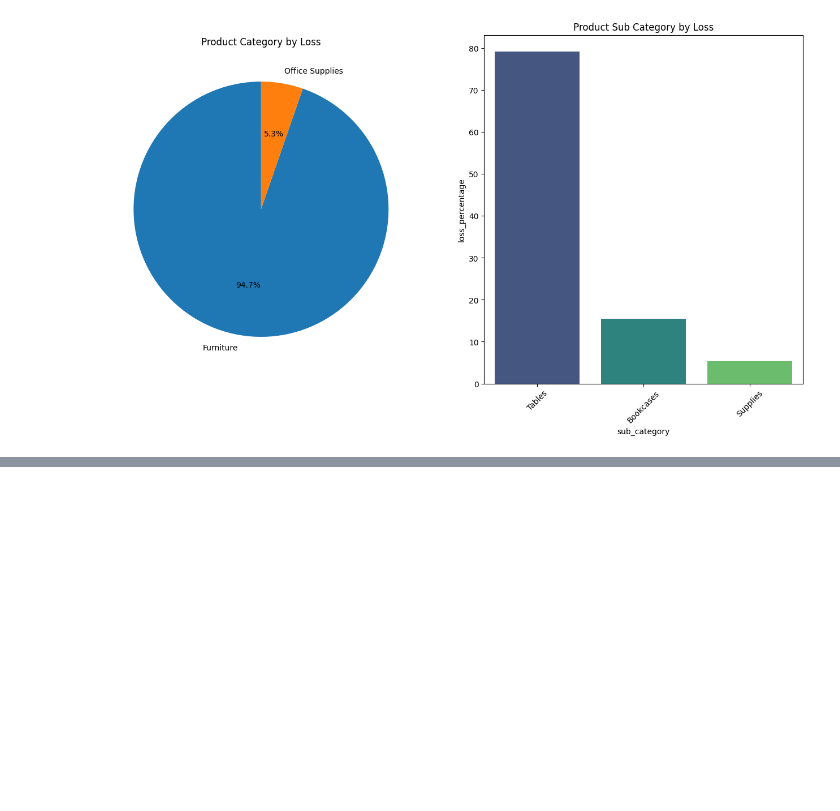
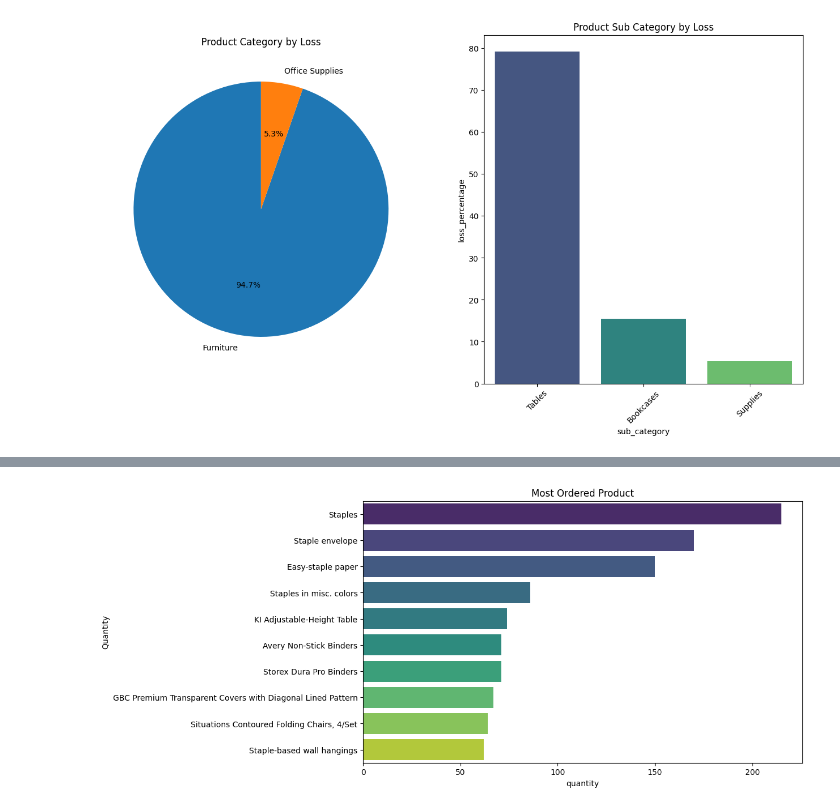
Before and after one commit to jatinchawda1503/Superstore-Data-Analysis-using-python, a Jupyter notebook: superstore.ipynb, the cells around one changed output, grey strips where cells are left out. Drawn from its saved outputs; the diff is of its cells as text; code cells hidden in the pictures; blank space fills up the shorter version.

Commit message:
added order and sales analysis

```diff
--- a/superstore.ipynb
+++ b/superstore.ipynb
@@ -95,6 +95,21 @@ dtype: int64
 # convert the order date and ship date to datetime
 data['order_date'] = pd.to_datetime(data['order_date'])
 data['ship_date'] = pd.to_datetime(data['ship_date'])
+# %%
+# Seprate order and ship date to date, month and week
+
+def extract_date(data, column):
+    data[column + '_year'] = data[column].dt.year
+    data[column + '_month'] = data[column].dt.month
+    data[column + '_week'] = data[column].dt.isocalendar().week
+    data[column + '_day'] = data[column].dt.day
+    return data
+
+data = extract_date(data, 'order_date')
+data = extract_date(data, 'ship_date')
+# %%
+# Lead time from order to ship
+data['lead_time'] = (data['ship_date'] - data['order_date']).dt.days
 # %%
 data.head()
 # %% [output]
@@ -380,0 +404,12 @@ plt.show()
+# %%
+# 1. Most ordered Product
+
+most_ordered_product = data.groupby('product_name')['quantity'].sum().sort_values(ascending=False).reset_index().head(10)
+
+plt.figure(figsize=(10, 6))
+sns.barplot(x='quantity', y='product_name', data=most_ordered_product, palette='viridis')
+plt.title('Most Ordered Product')
+plt.ylabel('Quantity')
+plt.show()
+# %% [output]
+[figure, added]
```
Also changed, not shown: parts of 13 cells of this notebook.
